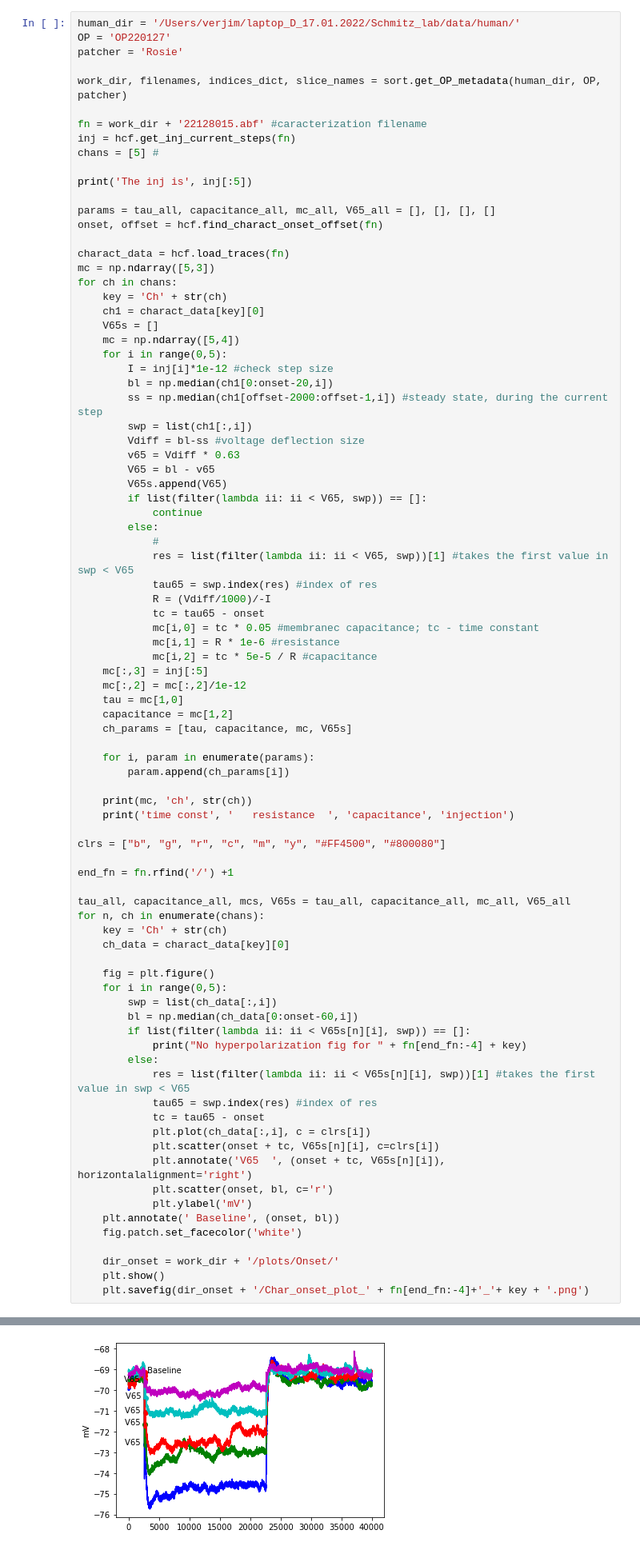
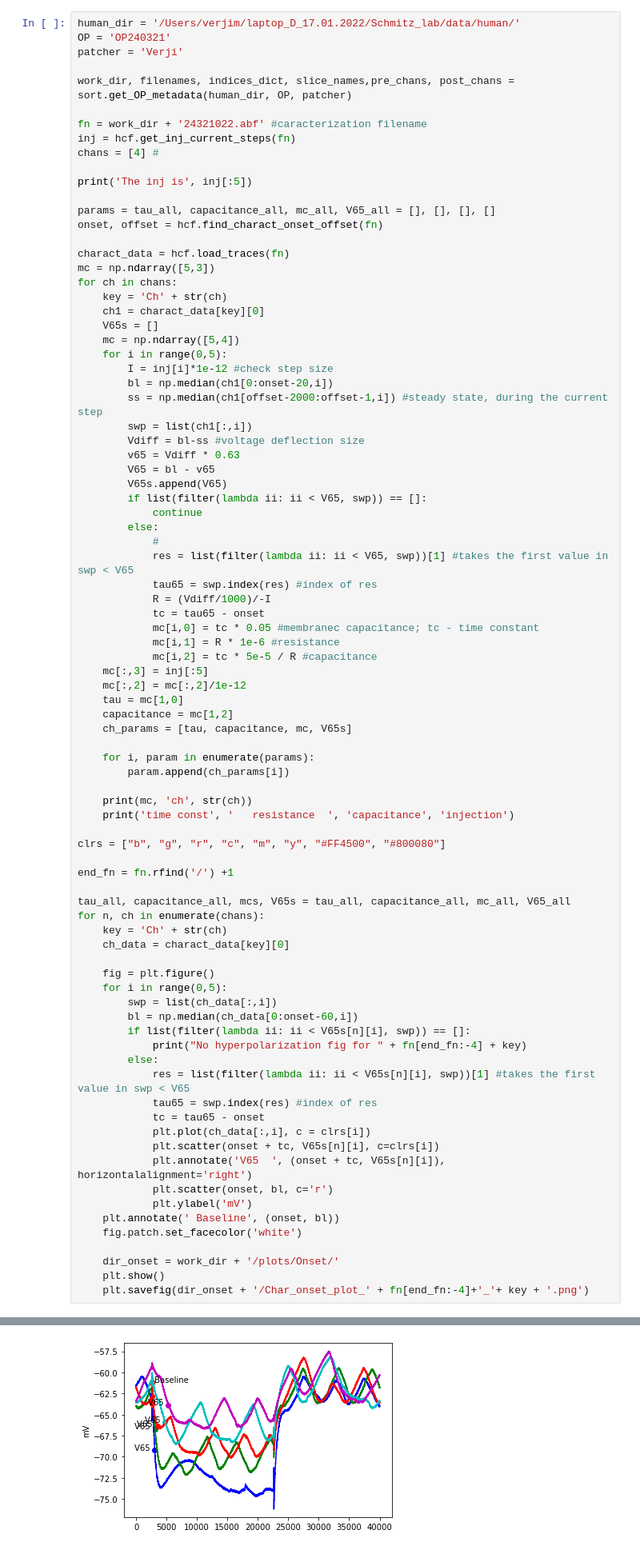
Before and after one commit to verjiniaM/Human-slice-scripts, a Jupyter notebook: manual_fix_notebook_and_some_useful_plots.ipynb, the cells around one changed output, grey strips where cells are left out. Shown at 80% size. Saved outputs shown, nothing was run; the diff lists cells and outputs as text.

```diff
--- a/manual_fix_notebook_and_some_useful_plots.ipynb
+++ b/manual_fix_notebook_and_some_useful_plots.ipynb
@@ -258,14 +258,14 @@ Sometimes an artifact causes problems
 To overcome them, we just take the second datapoint after the onset (line 36)
 # %%
 human_dir = '/Users/verjim/laptop_D_17.01.2022/Schmitz_lab/data/human/'
-OP = 'OP220127'
-patcher = 'Rosie'
+OP = 'OP240321'
+patcher = 'Verji'
 
-work_dir, filenames, indices_dict, slice_names = sort.get_OP_metadata(human_dir, OP, patcher)
+work_dir, filenames, indices_dict, slice_names,pre_chans, post_chans = sort.get_OP_metadata(human_dir, OP, patcher)
 
-fn = work_dir + '22128015.abf' #caracterization filename
+fn = work_dir + '24321022.abf' #caracterization filename
 inj = hcf.get_inj_current_steps(fn)
-chans = [5] #
+chans = [4] #
 
 print('The inj is', inj[:5])
 
@@ -351,5 +351,5 @@ The inj is [-300.0, -200.0, -150.0, -100.0, -50.0]
 time const    resistance   capacitance injection
-[figure, old version]
+[figure, new version]
 <Figure size 432x288 with 0 Axes>
 # %% [markdown]
 ## Adding new parameters to the exiscitng QC_checked datatables  <a name= "3">
```
Also changed, not shown: parts of 1 cell of this notebook, 14 other files.
